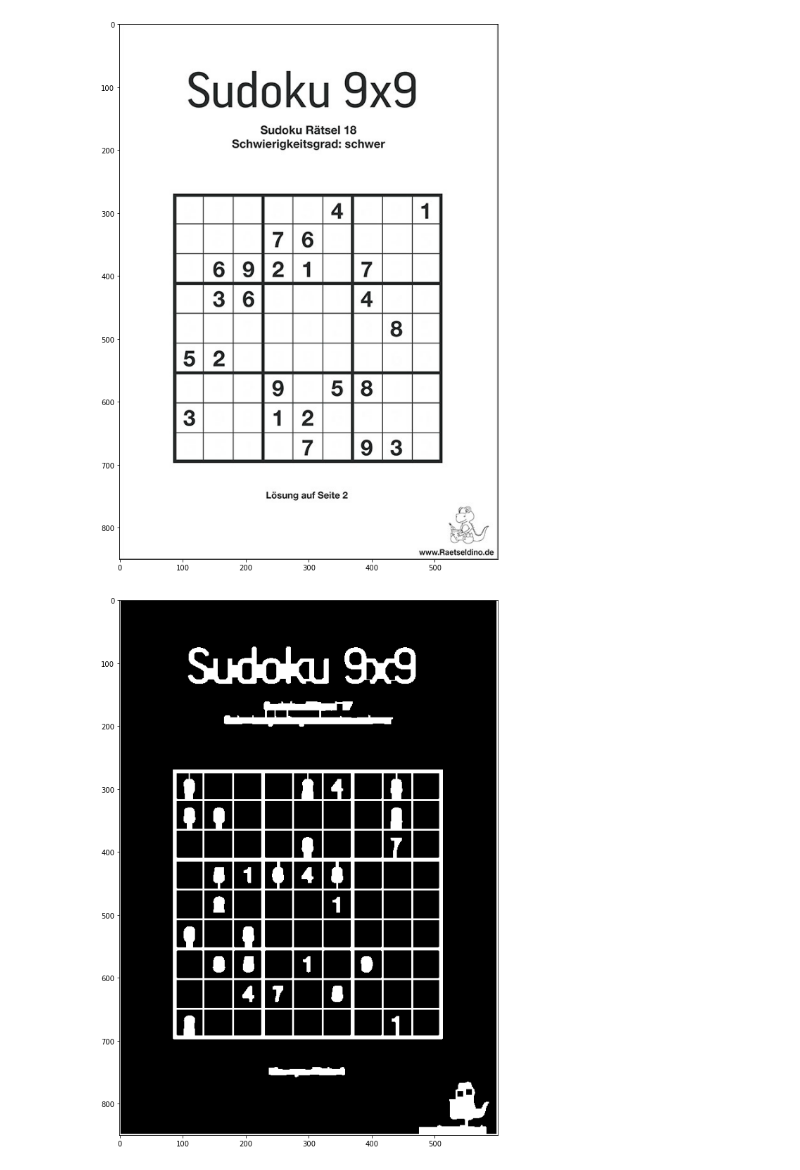
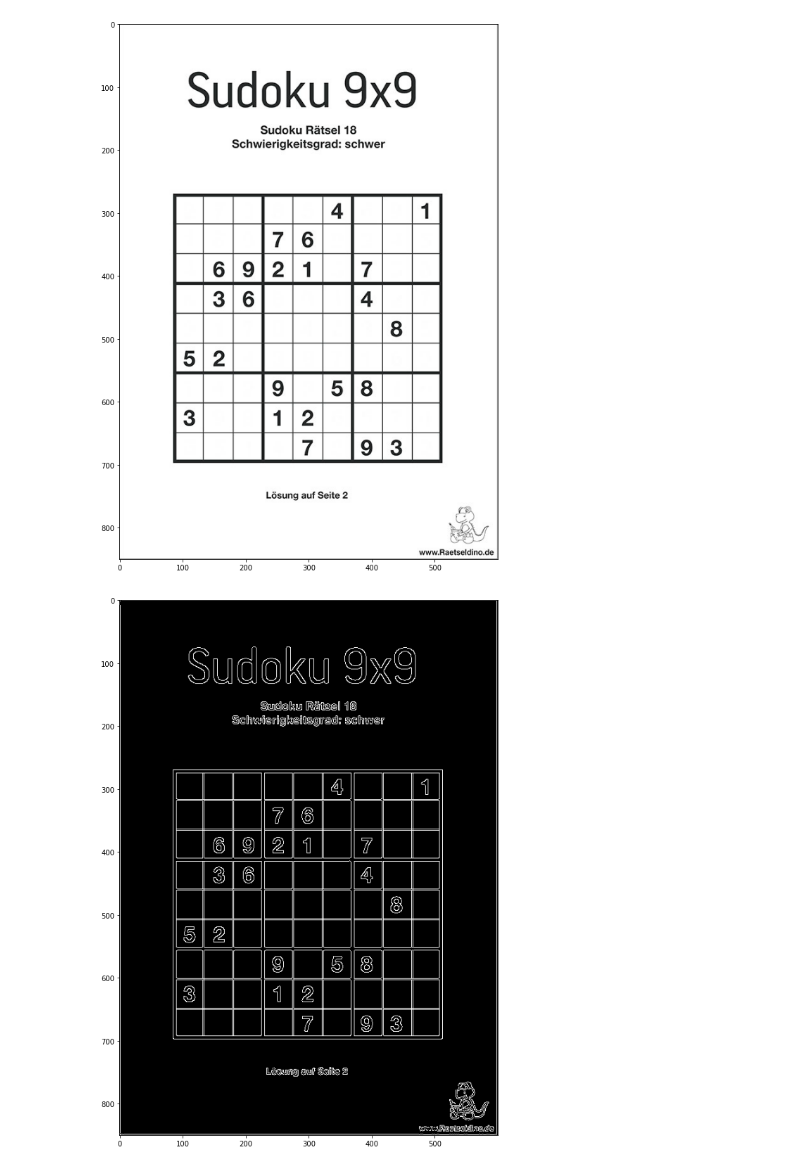
Before and after one commit to ElVectore/py-Sudoku-Solver, a Jupyter notebook: solve.ipynb, the cells around one changed output. Cells and saved outputs as stored; diff of their text form; code cells hidden in the pictures.

```diff
--- a/solve.ipynb
+++ b/solve.ipynb
@@ -43,16 +41,18 @@ show(img)
 # %%
 kernel = np.ones((5,5),np.uint8)
 canny = cv.Canny(gray,60,170,apertureSize = 3)
 
 
-dilate = cv.dilate(canny, kernel, iterations=2)
-erode = cv.erode(dilate,kernel,iterations = 2)
+#dilate = cv.dilate(canny, kernel, iterations=2)
+#erode = cv.erode(dilate,kernel,iterations = 2)
 
-#show(canny)
+show(canny)
 #show(dilate)
-show(erode)
+#show(erode)
+
+edges = canny
 # %% [output]
-[figure, old version]
+[figure, new version]
 # %%
 lines = cv.HoughLines(edges,1,np.pi/180, threshold=250)
 def transform_lines(lines):
```
Also changed, not shown: parts of 6 cells of this notebook.
